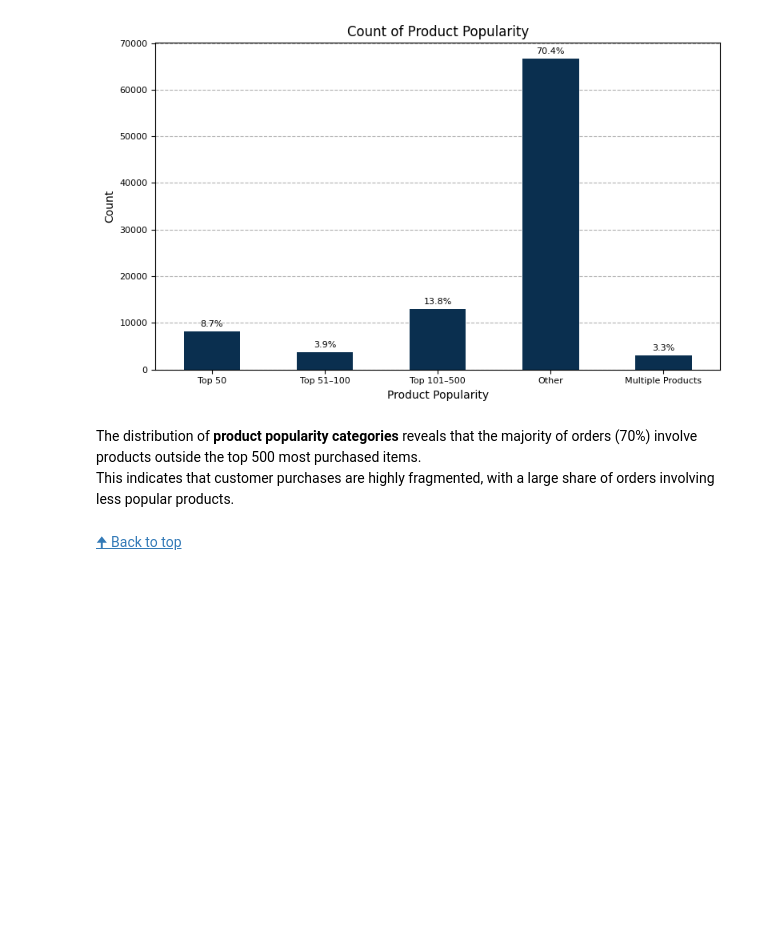
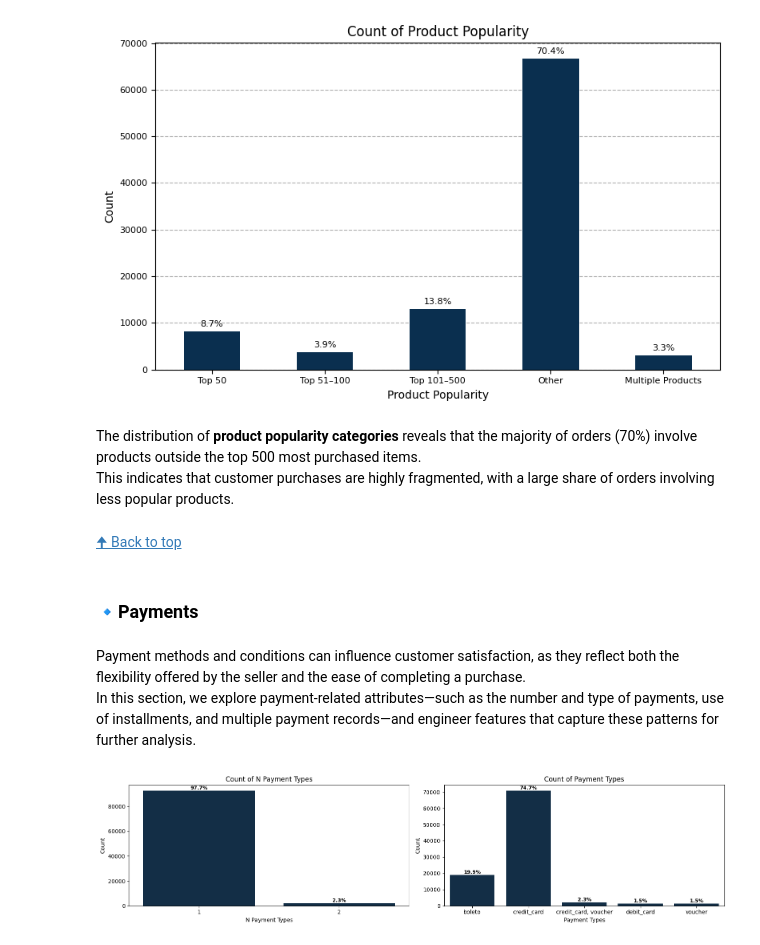
Before and after one commit to OlesyaEvseeva/customer-satisfaction-ecommerce, a Jupyter notebook: notebooks/02_data_integration_preprocessing.ipynb, the cells around one changed output. Drawn from its saved outputs; the diff is of its cells as text; code cells hidden in the pictures; blank space fills up the shorter version.

```diff
--- a/notebooks/02_data_integration_preprocessing.ipynb
+++ b/notebooks/02_data_integration_preprocessing.ipynb
@@ -2183,3 +2183,14 @@ The distribution of **product popularity categories** reveals that the majority
 This indicates that customer purchases are highly fragmented, with a large share of orders involving less popular products.
 # %% [markdown]
 [🠉 Back to top](#structure-of-the-notebook)
+# %% [markdown]
+<a id="payments"></a>
+### **🔹Payments**
+# %% [markdown]
+Payment methods and conditions can influence customer satisfaction, as they reflect both the flexibility offered by the seller and the ease of completing a purchase.
+In this section, we explore payment-related attributes—such as the number and type of payments, use of installments, and multiple payment records—and engineer features that capture these patterns for further analysis.
+# %%
+# Plot counts for the number of payment methods per order and the specific payment types
+u.plot_countplots_grid(df_orders, ["n_payment_types", "payment_types"], ncols=2, figsize=(16, 4))
+# %% [output]
+[figure, added]
```
Also changed, not shown: parts of 30 cells of this notebook.
